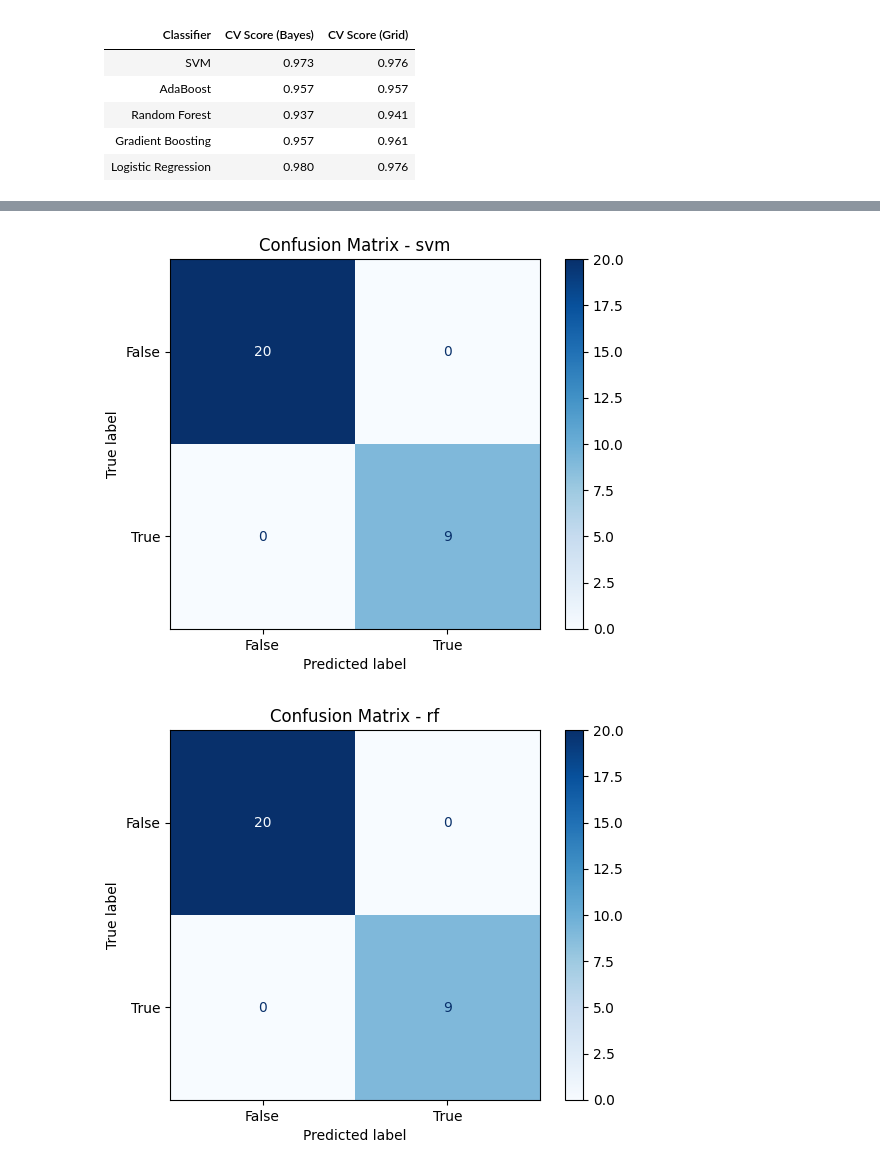
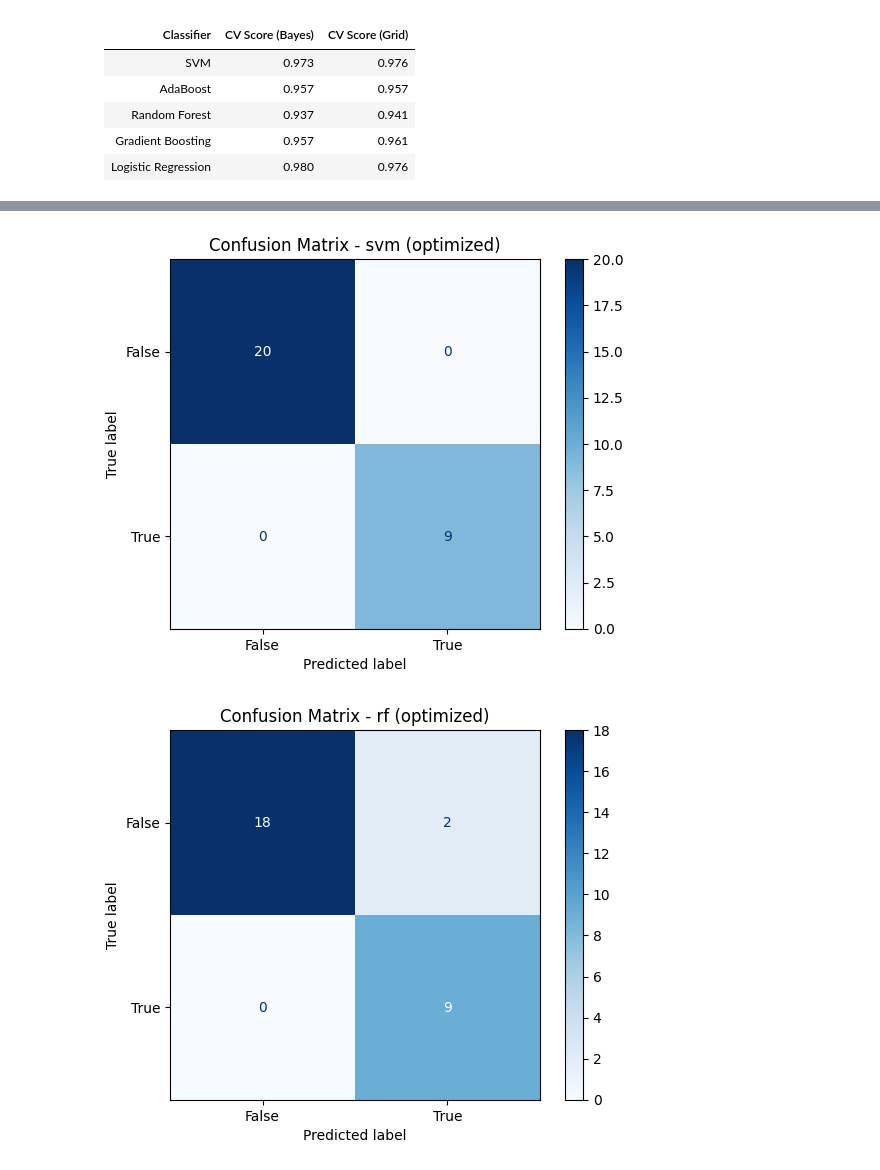
Before and after one commit to paulhoenes/Ex1, a Jupyter notebook: notebook_breast_cancer.ipynb, the cells around one changed output, grey strips where cells are left out. Saved outputs shown, nothing was run; the diff lists cells and outputs as text; code cells hidden in the pictures.

```diff
--- a/notebook_breast_cancer.ipynb
+++ b/notebook_breast_cancer.ipynb
@@ -638,6 +638,8 @@ def make_pipeline(clf):
 ### Gridsearch
 # %%
 # deativcate warnings
+
+grid_dict = {}
 results = []
 import warnings
 warnings.filterwarnings("ignore", category=UserWarning)
@@ -658,6 +660,8 @@ for name, clf in models.items():
     )
     gs.fit(X_train, y_train)
     y_pred = gs.predict(X_test)
+
+    grid_dict[name] = gs
 
     best_score = gs.best_score_
     best_params = gs.best_params_
@@ -833,27 +883,14 @@ Besides the accuracy its also important to understand the model and knowing whic
 # %%
 from sklearn.metrics import ConfusionMatrixDisplay
 
-# Iterate through all models and plot confusion matrices
-for name, clf in models.items():
-    # Create a pipeline for each model
-    pipe = Pipeline([
-        ('outlier', ZScoreOutlierImputer(threshold_z_score=3)),
-        ('smote', SMOTE(random_state=123)),
-        ('scale', StandardScaler()),
-        ('pca', PCA(n_components=0.95)),
-        ('clf', clf)
-    ])
+for name, searchcv in bayes_dict.items():
+    best_model = searchcv.best_estimator_
 
-    # Train the pipeline
-    pipe.fit(X_train, y_train)
+    y_pred = best_model.predict(X_test)
 
-    # Predict on the test set
-    y_pred = pipe.predict(X_test)
-
-    # Plot confusion matrix
     cm = confusion_matrix(y_test, y_pred)
-    disp = ConfusionMatrixDisplay(confusion_matrix=cm, display_labels=pipe.classes_)
+    disp = ConfusionMatrixDisplay(confusion_matrix=cm, display_labels=best_model.classes_)
     disp.plot(cmap=plt.cm.Blues)
-    plt.title(f'Confusion Matrix - {name}')
+    plt.title(f'Confusion Matrix - {name} (optimized)')
     plt.show()
 # %% [output]
@@ -861,2 +898,2 @@ for name, clf in models.items():
-[figure, old version]
+[figure, new version]
-[figure, old version]
+[figure, new version]
```
Also changed, not shown: parts of 11 cells of this notebook, 1 other file.
